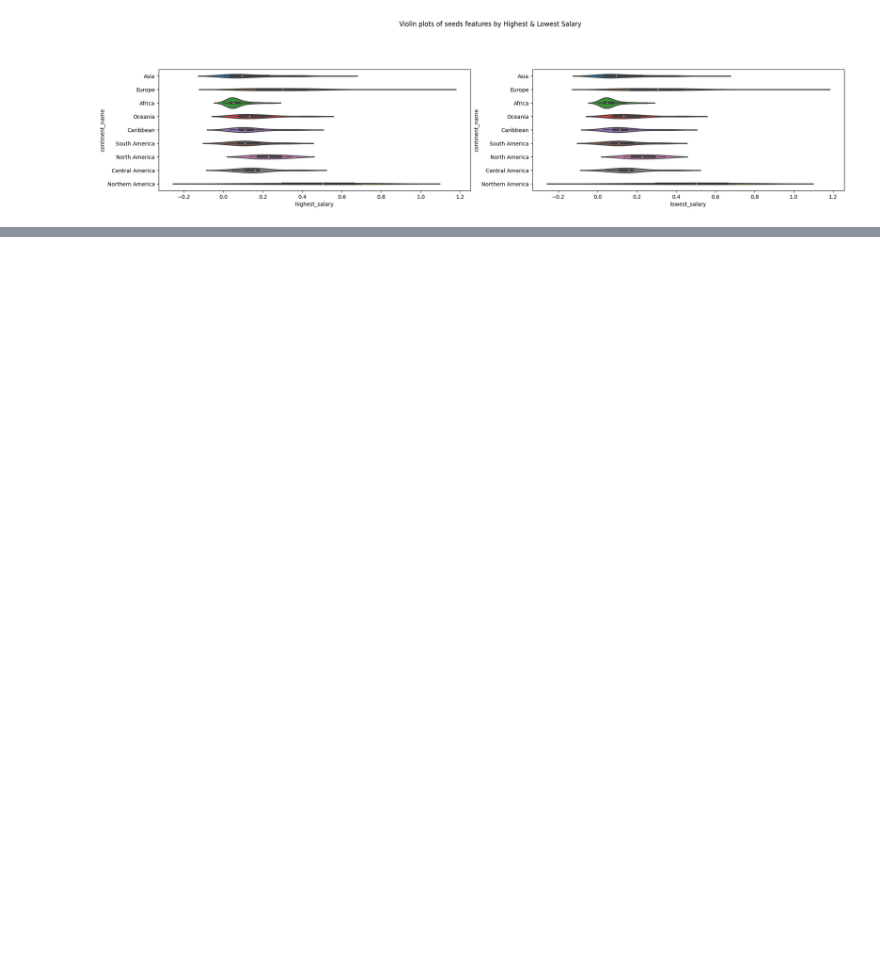
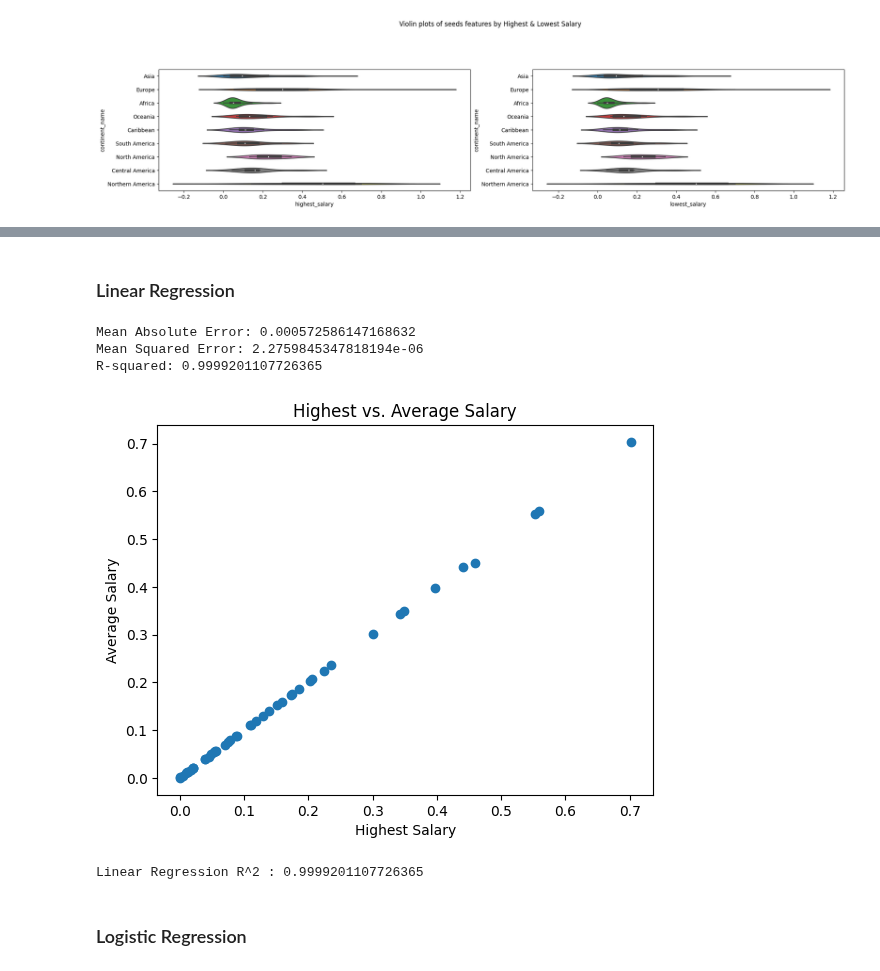
Before and after one commit to Monta243/Python1, a Jupyter notebook: Final_Project_for_Data_Science_and_Machine_Learning_Camp_(Beginner_Level).ipynb, the cells around one changed output, grey strips where cells are left out. Cells and saved outputs as stored; diff of their text form; code cells hidden in the pictures; blank space fills up the shorter version.

```diff
--- a/Final_Project_for_Data_Science_and_Machine_Learning_Camp_(Beginner_Level).ipynb
+++ b/Final_Project_for_Data_Science_and_Machine_Learning_Camp_(Beginner_Level).ipynb
@@ -402,0 +394,3 @@ plt.show()
+# %%
+df = pd.read_csv('/content/cleaned_salary_data.csv')
+df
@@ -402,0 +411,4 @@ plt.show()
+# %%
+y = df['average_salary'] # target
+X = df.drop(['average_salary','continent_name','lowest_salary'] , axis = 1 )
+X
@@ -402,0 +429,44 @@ plt.show()
+# %% [markdown]
+### Linear Regression
+# %%
+from sklearn.linear_model import LinearRegression
+from sklearn.metrics import mean_absolute_error, mean_squared_error, r2_score
+from sklearn.model_selection import train_test_split
+
+X_train , X_test , y_train , y_test = train_test_split(X , y , test_size=0.2, random_state=42)
+
+# Initialize the Linear Regression model
+lr = LinearRegression()
+
+# Train the model
+lr.fit(X_train, y_train)
+
+# Make predictions on the test set
+predictions = lr.predict(X_test)
+
+# Evaluate the model
+mae = mean_absolute_error(y_test, predictions)
+mse = mean_squared_error(y_test, predictions)
+r2 = r2_score(y_test, predictions)
+
+print(f'Mean Absolute Error: {mae}')
+print(f'Mean Squared Error: {mse}')
+print(f'R-squared: {r2}')
+# %% [output]
+Mean Absolute Error: 0.000572586147168632
+Mean Squared Error: 2.2759845347818194e-06
+R-squared: 0.9999201107726365
+# %%
+# Plot the Highest vs. Average values
+plt.scatter(y_test, predictions)
+plt.xlabel('Highest Salary')
+plt.ylabel('Average Salary')
+plt.title('Highest vs. Average Salary')
+plt.show()
+lr.fit(X_train , y_train)
+print(f"Linear Regression R^2 : {lr.score(X_test , y_test)}")
+# %% [output]
+[figure, added]
+Linear Regression R^2 : 0.9999201107726365
+# %% [markdown]
+### Logistic Regression
```
Also changed, not shown: parts of 25 cells of this notebook.
